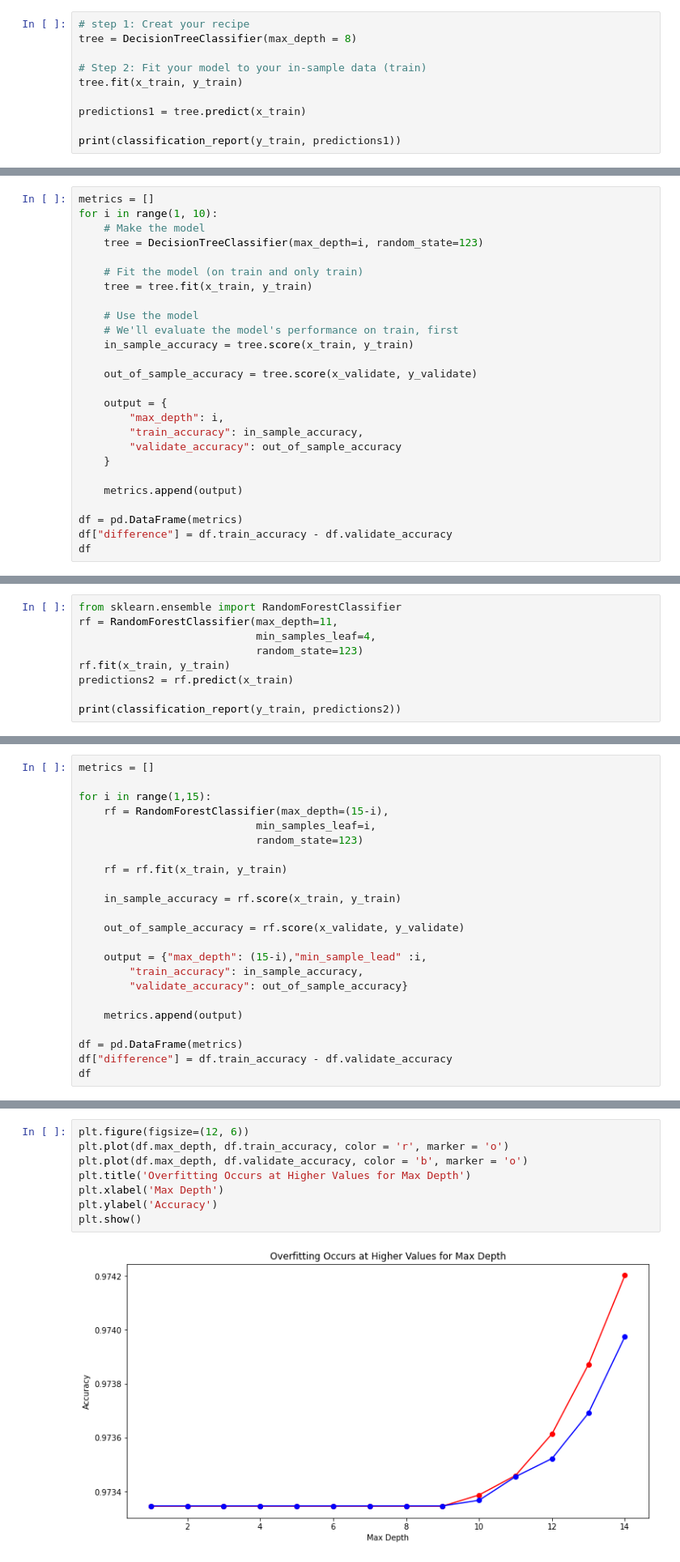
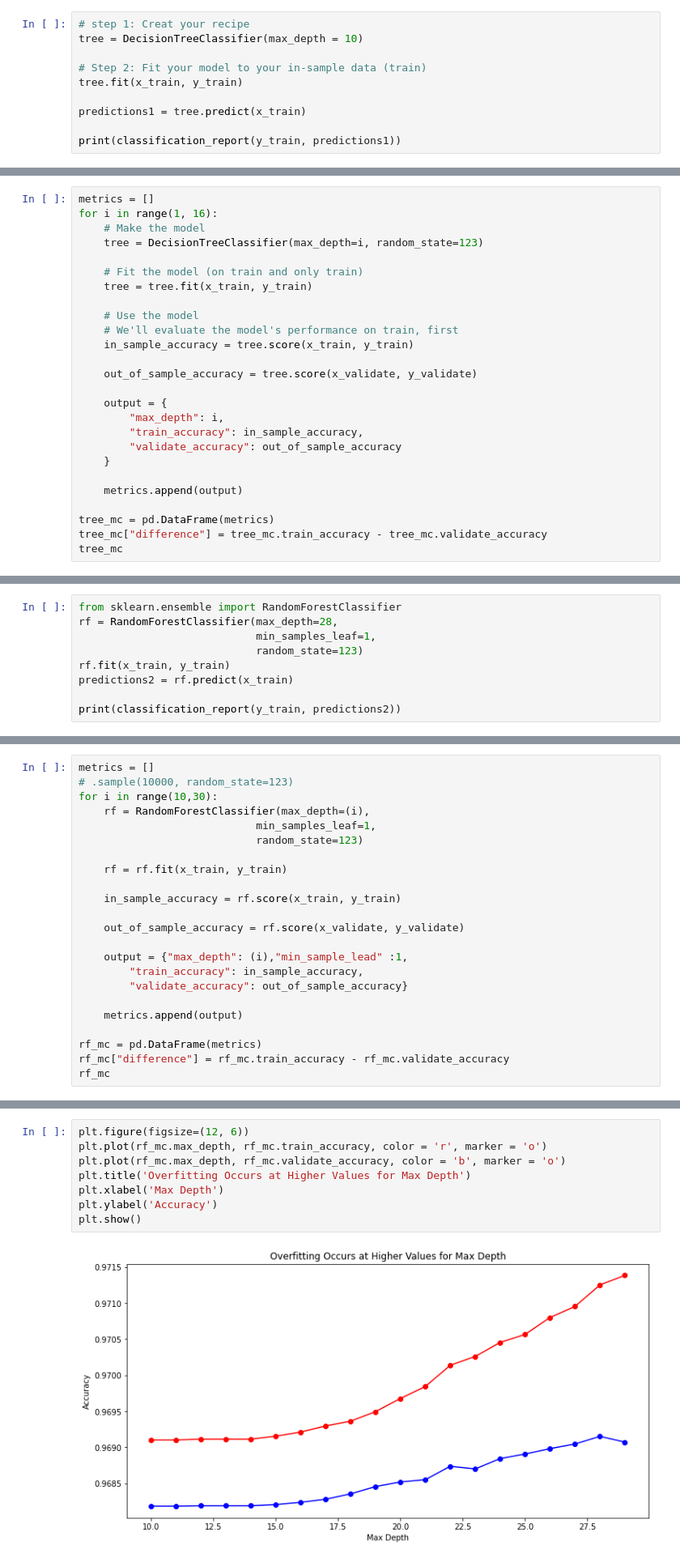
Before and after one commit to Chenchen070/Individual_project, a Jupyter notebook: traffic_violation_contributed_to_accident.ipynb, the cells around one changed output, grey strips where cells are left out. Shown at 81% size. Cells and saved outputs as stored; diff of their text form.

```diff
--- a/traffic_violation_contributed_to_accident.ipynb
+++ b/traffic_violation_contributed_to_accident.ipynb
@@ -344,7 +425,7 @@ x_test = pd.get_dummies(x_test, drop_first=True)
 y_test = pd.get_dummies(y_test, drop_first=True)
 # %%
 # step 1: Creat your recipe
-tree = DecisionTreeClassifier(max_depth = 8)
+tree = DecisionTreeClassifier(max_depth = 10)
 
 # Step 2: Fit your model to your in-sample data (train)
 tree.fit(x_train, y_train)
@@ -369,6 +495,6 @@ Accuracy of decision tree (max_depth=8) classifier on train set: 97.43%
 # %%
 metrics = []
-for i in range(1, 10):
+for i in range(1, 16):
     # Make the model
     tree = DecisionTreeClassifier(max_depth=i, random_state=123)
 
@@ -389,8 +515,8 @@ for i in range(1, 10):
 
     metrics.append(output)
 
-df = pd.DataFrame(metrics)
-df["difference"] = df.train_accuracy - df.validate_accuracy
-df
+tree_mc = pd.DataFrame(metrics)
+tree_mc["difference"] = tree_mc.train_accuracy - tree_mc.validate_accuracy
+tree_mc
 # %% [output]
 |  | max_depth | train_accuracy | validate_accuracy | difference |
@@ -419,8 +551,8 @@ plt.show()
 ## 2. Random forest
 # %%
 from sklearn.ensemble import RandomForestClassifier
-rf = RandomForestClassifier(max_depth=11,
-                            min_samples_leaf=4,
+rf = RandomForestClassifier(max_depth=28,
+                            min_samples_leaf=1,
                             random_state=123)
 rf.fit(x_train, y_train)
 predictions2 = rf.predict(x_train)
@@ -443,9 +621,9 @@ Accuracy of random forest (max_depth=9) classifier on train set: 97.35%
 # %%
 metrics = []
-
-for i in range(1,15):
-    rf = RandomForestClassifier(max_depth=(15-i),
-                            min_samples_leaf=i,
+# .sample(10000, random_state=123)
+for i in range(10,30):
+    rf = RandomForestClassifier(max_depth=(i),
+                            min_samples_leaf=1,
                             random_state=123)
 
     rf = rf.fit(x_train, y_train)
@@ -454,14 +632,14 @@ for i in range(1,15):
 
     out_of_sample_accuracy = rf.score(x_validate, y_validate)
 
-    output = {"max_depth": (15-i),"min_sample_lead" :i,
+    output = {"max_depth": (i),"min_sample_lead" :1,
         "train_accuracy": in_sample_accuracy,
         "validate_accuracy": out_of_sample_accuracy}
 
     metrics.append(output)
 
-df = pd.DataFrame(metrics)
-df["difference"] = df.train_accuracy - df.validate_accuracy
-df
+rf_mc = pd.DataFrame(metrics)
+rf_mc["difference"] = rf_mc.train_accuracy - rf_mc.validate_accuracy
+rf_mc
 # %% [output]
 |  | max_depth | min_sample_lead | train_accuracy | validate_accuracy | difference |
@@ -482,11 +662,11 @@ df
 # %%
 plt.figure(figsize=(12, 6))
-plt.plot(df.max_depth, df.train_accuracy, color = 'r', marker = 'o')
-plt.plot(df.max_depth, df.validate_accuracy, color = 'b', marker = 'o')
+plt.plot(rf_mc.max_depth, rf_mc.train_accuracy, color = 'r', marker = 'o')
+plt.plot(rf_mc.max_depth, rf_mc.validate_accuracy, color = 'b', marker = 'o')
 plt.title('Overfitting Occurs at Higher Values for Max Depth')
 plt.xlabel('Max Depth')
 plt.ylabel('Accuracy')
 plt.show()
 # %% [output]
-[figure, old version]
+[figure, new version]
 # %% [markdown]
```
Also changed, not shown: parts of 90 cells of this notebook.
